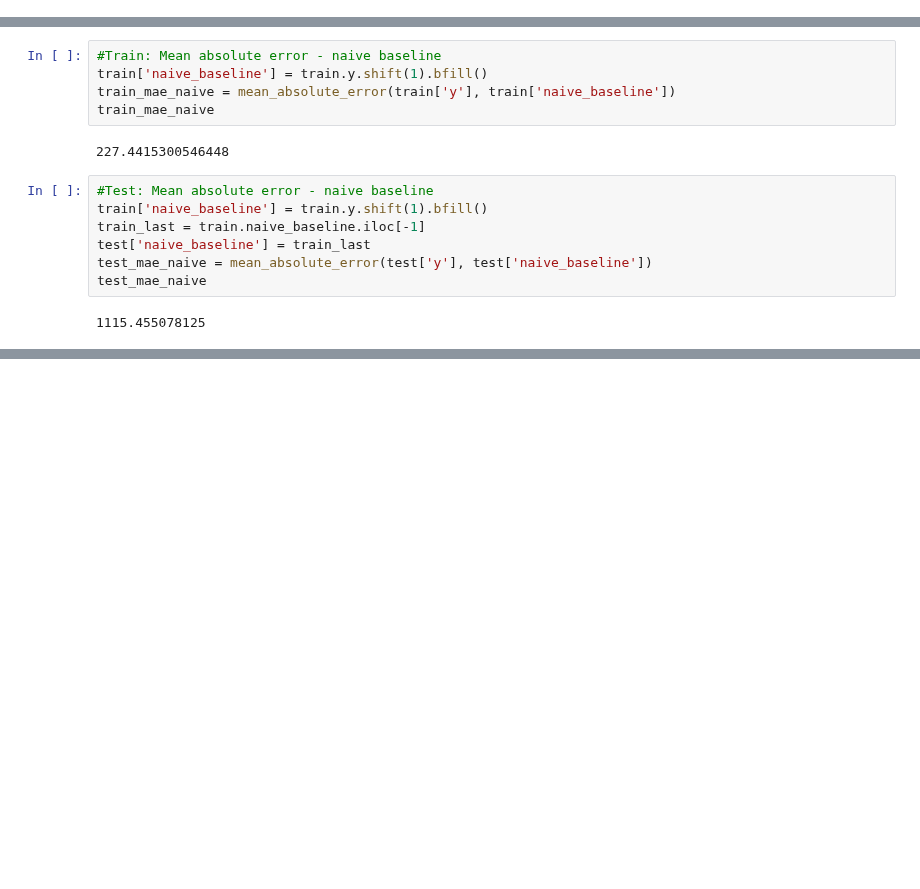
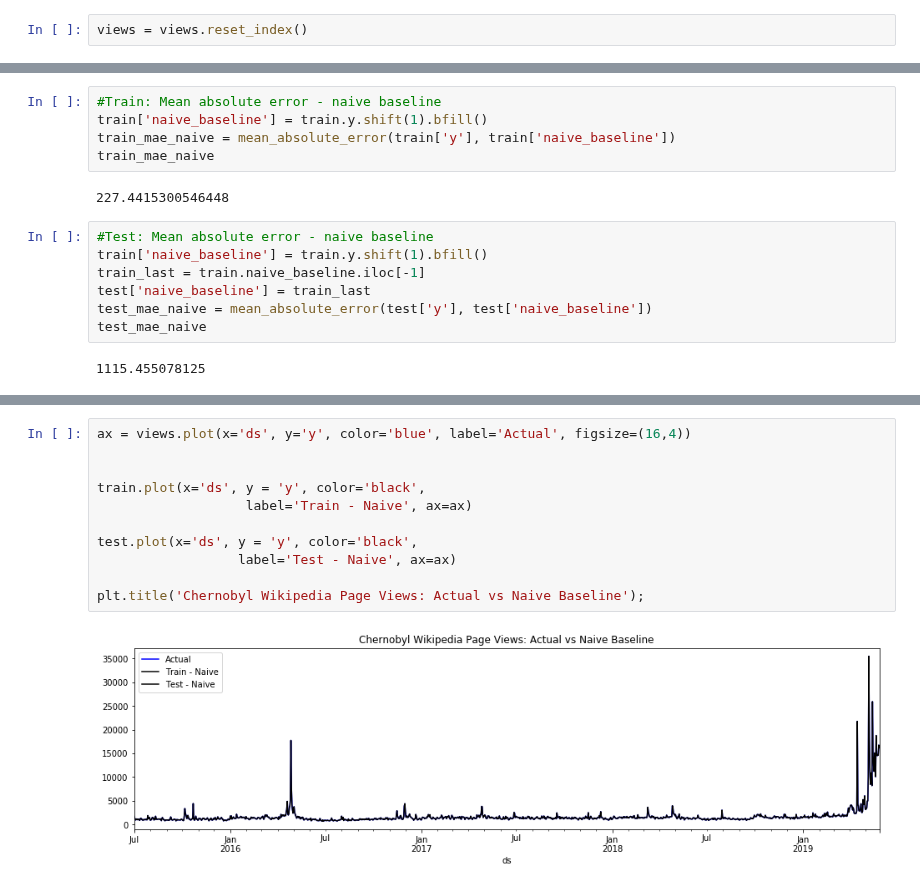
Before and after one commit to bloominstituteoftechnology/DS-Unit-2-Regression-1, a Jupyter notebook: module2-evaluating-forecasts/kim_lowry_evaluating_forecasts_lecture.ipynb, the cells around one changed output, grey strips where cells are left out. Drawn from its saved outputs; the diff is of its cells as text; blank space fills up the shorter version.

```diff
--- a/module2-evaluating-forecasts/kim_lowry_evaluating_forecasts_lecture.ipynb
+++ b/module2-evaluating-forecasts/kim_lowry_evaluating_forecasts_lecture.ipynb
@@ -215,6 +217,8 @@ test = views['2018':'2019']
 
 train = train.reset_index()
 test = test.reset_index()
+# %%
+views = views.reset_index()
 # %%
 #Train:   Mean absolute error - mean baseline
 train['mean_baseline'] = train.y.mean()
@@ -278,0 +286,13 @@ TypeError: ignored
+# %%
+ax = views.plot(x='ds', y='y', color='blue', label='Actual', figsize=(16,4))
+
+
+train.plot(x='ds', y = 'y', color='black',
+                   label='Train - Naive', ax=ax)
+
+test.plot(x='ds', y = 'y', color='black',
+                  label='Test - Naive', ax=ax)
+
+plt.title('Chernobyl Wikipedia Page Views: Actual vs Naive Baseline');
+# %% [output]
+[figure, added]
```
Also changed, not shown: parts of 15 cells of this notebook.
